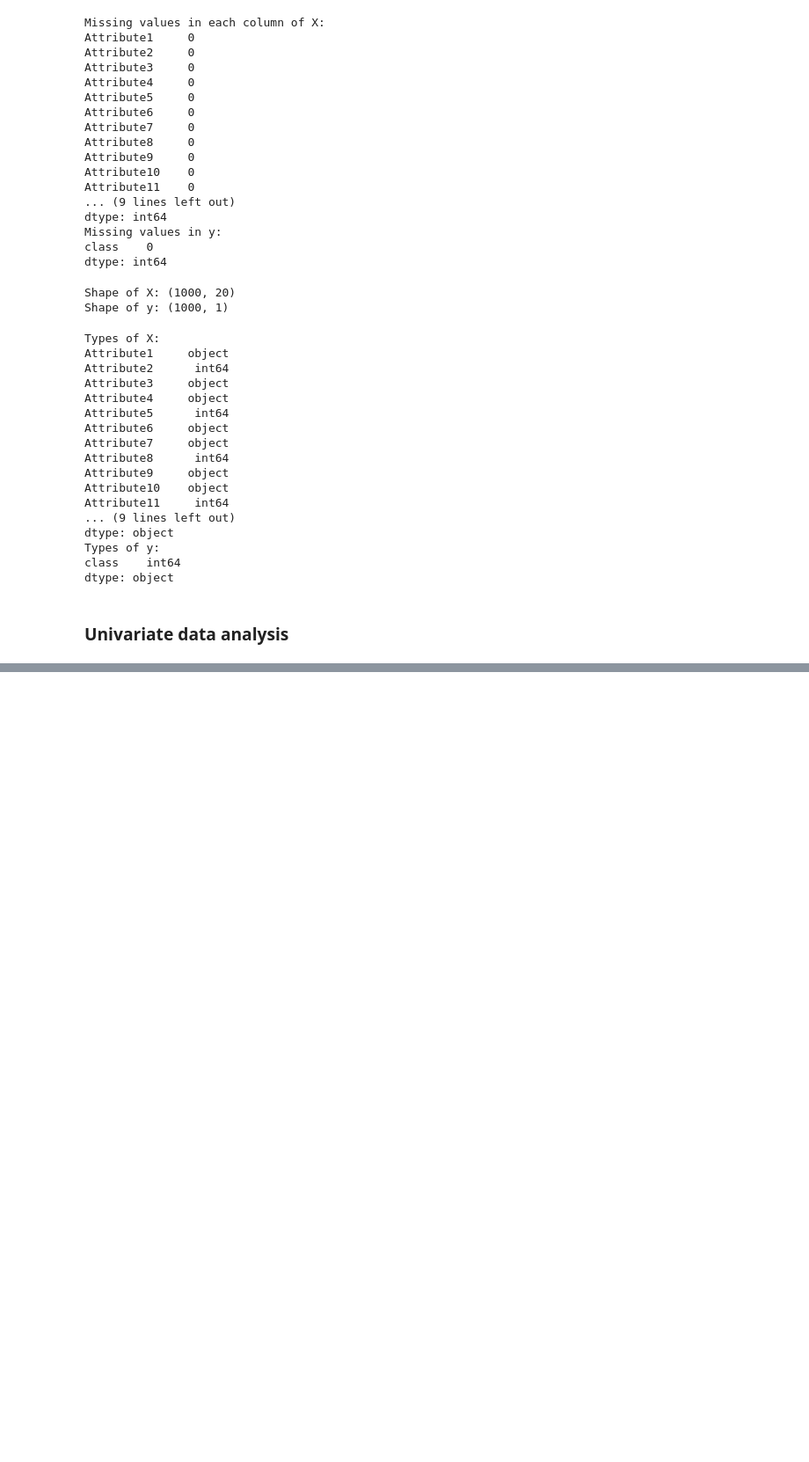
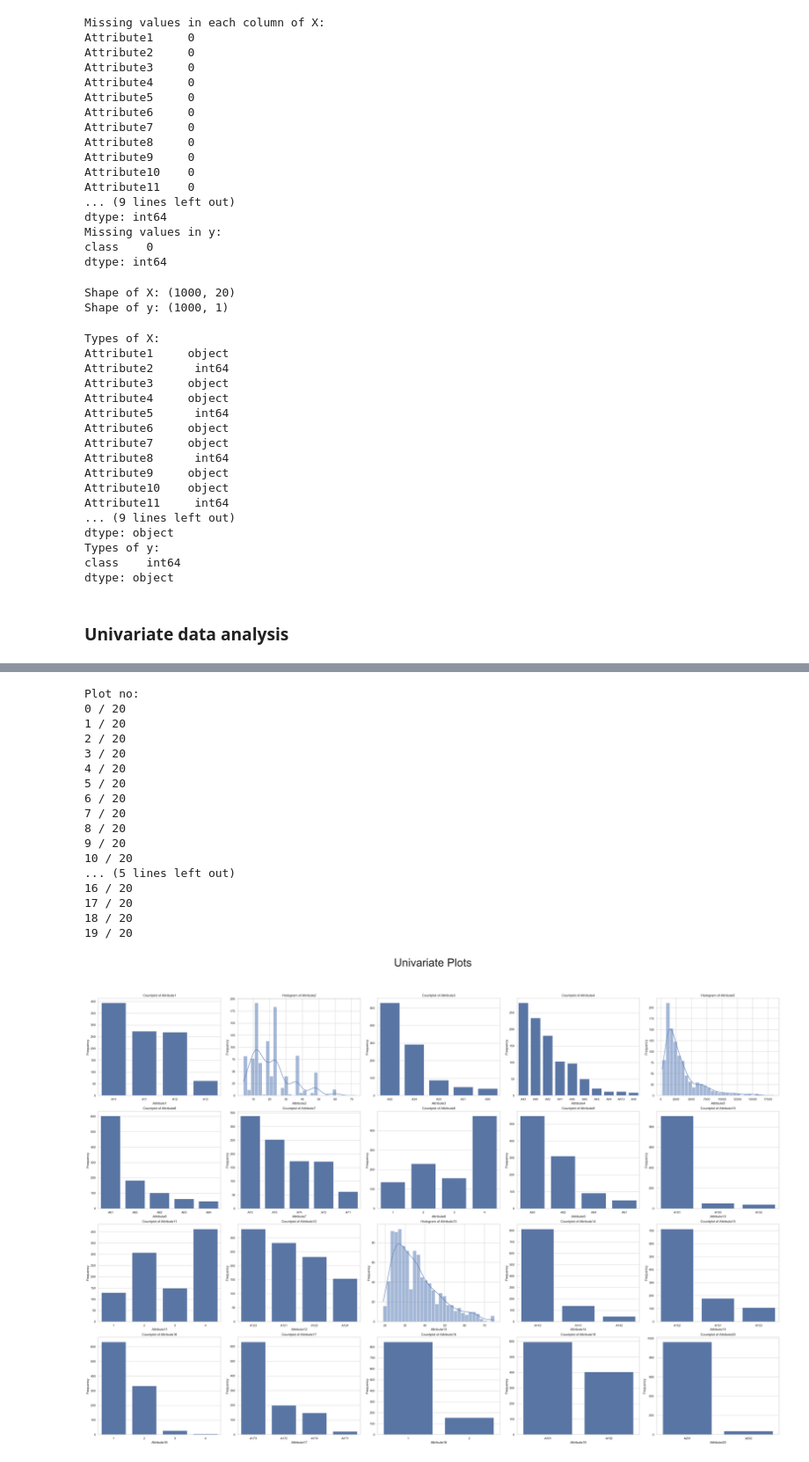
Before and after one commit to willwilkins/Credit-decisioning-model-Logreg, a Jupyter notebook: Exploratory data analysis.ipynb, the cells around one changed output, grey strips where cells are left out. Shown at 88% size. Drawn from its saved outputs; the diff is of its cells as text; code cells hidden in the pictures; blank space fills up the shorter version.

Commit message:
Univariate AUC complete

```diff
--- a/Exploratory data analysis.ipynb
+++ b/Exploratory data analysis.ipynb
@@ -119,0 +191,64 @@ dtype: object
+# %%
+def univariate_multiplotter(input_features, numeric_features, categorical_features, name=None):
+    """ Plots 20 subplots, histograms or count plots for numeric and categorical columns respectively."""
+    # Set the style of seaborn
+    sns.set(style="whitegrid")
+    # Create a figure with subplots
+    assert len(numeric_features) + len(categorical_cols) <= 20, "Too many columns to plot. Limit to 20."
+    fig, axes = plt.subplots(nrows=4, ncols=5, figsize=(35, 25))
+    # Flatten the axes array for easy iteration
+    axes = axes.flatten()
+
+    # Create a clone dataframe and then sort categorical and binary columns before plotting
+    # Create a clone of the original dataframe
+    clone = input_features.copy()
+
+
+    print('Plot no:')
+    no_features = len(clone.columns)
+
+    # Loop through each feature and plot its histogram (for numeric)/countplot (for categorical/binary)
+    for i, column in enumerate(clone.columns):
+        print(i,'/',no_features)
+        if column in numeric_features:
+            # Plot the histogram
+            sns.histplot(clone[column], bins=30, kde=True, ax=axes[i])
+            # Set the title and labels
+            axes[i].set_title(f'Histogram of {column}')
+        elif column in categorical_features:
+            # Sort the values in descending order
+            clone[column] = pd.Categorical(clone[column], categories=clone[column].value_counts().index, ordered=True)
+            # Plot the countplot
+            sns.countplot(x=clone[column], ax=axes[i])
+            # Set the title and labels
+            axes[i].set_title(f'Countplot of {column}')
+        # Set the title and labels
+        axes[i].set_xlabel(column)
+        axes[i].set_ylabel('Frequency')
+        fig.tight_layout()
+    # Show the plot
+    fig.suptitle(name, fontsize=40)
+    fig.subplots_adjust(top=0.9)  # Adjust the top to make room for the title
+    fig.show()
+    #return fig
+# %%
+univariate_multiplotter(X, numeric_cols, categorical_cols, name="Univariate Plots")
+# %% [output]
+Plot no:
+0 / 20
+1 / 20
+2 / 20
+3 / 20
+4 / 20
+5 / 20
+6 / 20
+7 / 20
+8 / 20
+9 / 20
+10 / 20
+... (5 lines left out)
+16 / 20
+17 / 20
+18 / 20
+19 / 20
+[figure, added]
```
Also changed, not shown: parts of 24 cells of this notebook.
